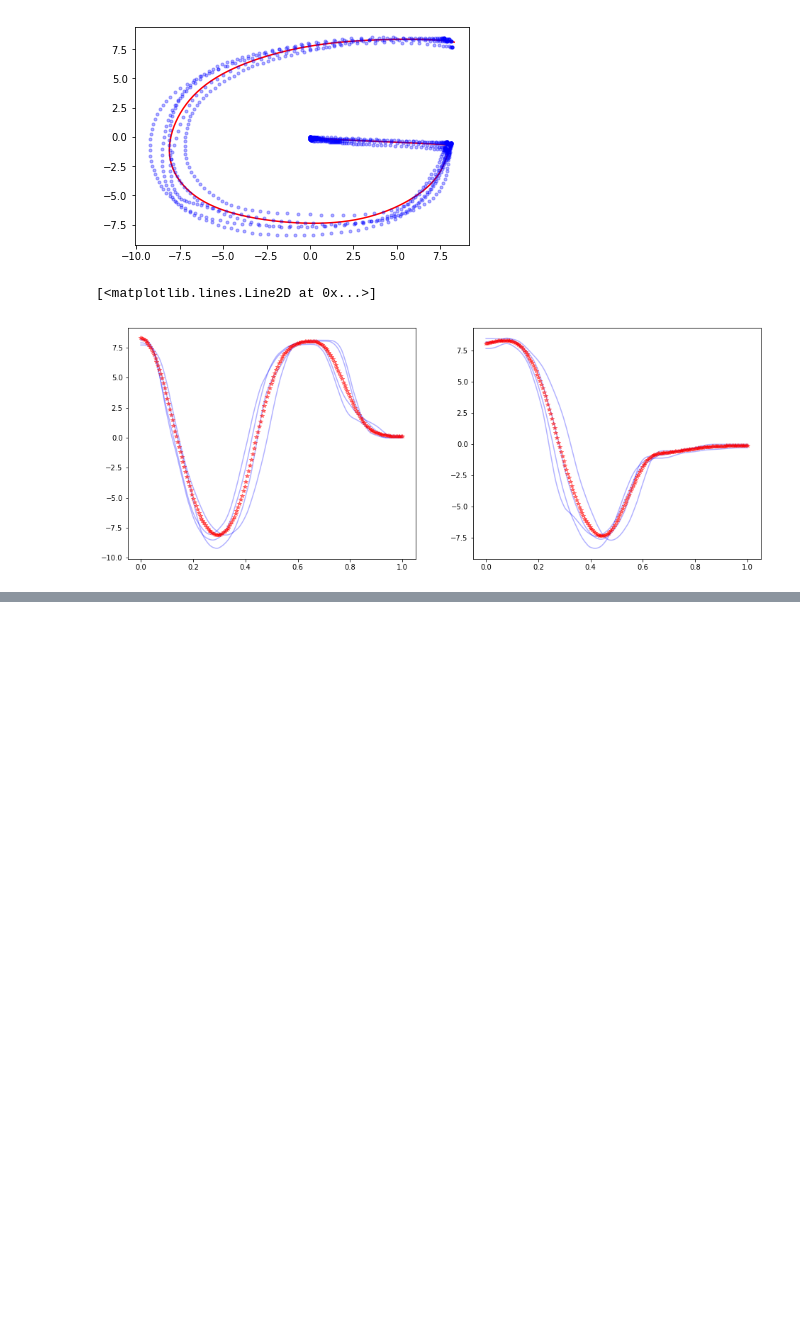
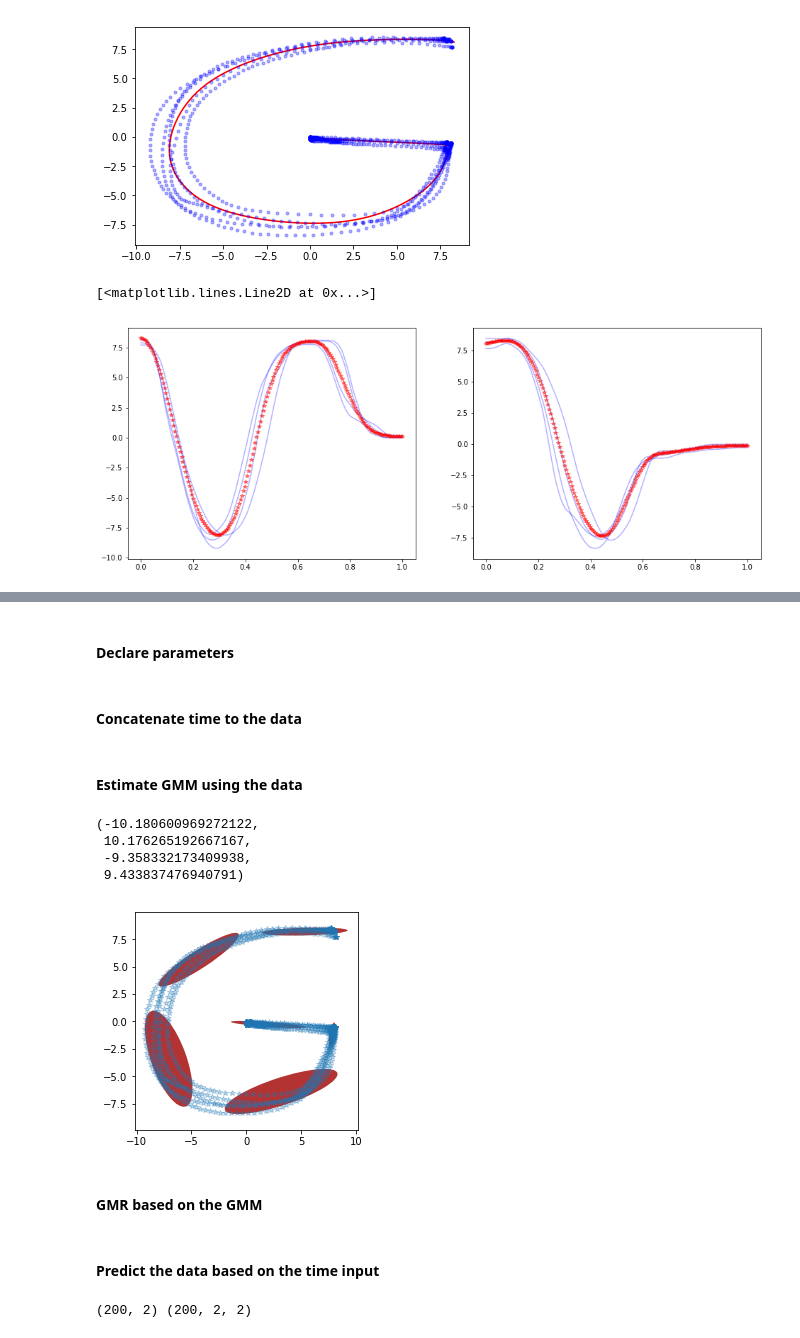
Before and after one commit to fabienjammes/ee613-python, a Jupyter notebook: python notebooks/LWR.ipynb, the cells around one changed output, grey strips where cells are left out. Cells and saved outputs as stored; diff of their text form; code cells hidden in the pictures; blank space fills up the shorter version.

```diff
--- a/python notebooks/LWR.ipynb
+++ b/python notebooks/LWR.ipynb
@@ -103,0 +106,34 @@ plt.plot(t_in, Y_preds[:,1], '*r', alpha=0.5)
+# %% [markdown]
+#### Declare parameters
+# %%
+n_states = 6
+# %% [markdown]
+#### Concatenate time to the data
+# %%
+data_time = np.zeros((data.shape[0], data.shape[1], data.shape[2]+1))
+for i in range(n_samples):
+    data_time[i] = np.hstack([t_in[:,None], data[i]])
+
+#concatenate the whole samples
+data_time = np.concatenate(data_time,axis=0)
+# %% [markdown]
+#### Estimate GMM using the data
+# %%
+from sklearn.mixture import GaussianMixture
+gmm = GaussianMixture(n_components = n_states,n_init = 4)
+gmm.fit(data_time)
+
+#plot only the spatial components
+fig, ax = plt.subplots(figsize = (4,4))
+plot_GMM(gmm.means_[:,1:], gmm.covariances_[:,1:,1:],ax)
+plt.axis([-13,10,-20,20])
+plt.plot(data_time[:,1],data_time[:,2], '*' ,alpha=0.3)
+plt.axis('equal')
+# %% [output]
+(-10.180600969272122,
+ 10.176265192667167,
+ -9.358332173409938,
+ 9.433837476940791)
+[figure, added]
+# %% [markdown]
+#### GMR based on the GMM
@@ -103,0 +142,15 @@ plt.plot(t_in, Y_preds[:,1], '*r', alpha=0.5)
+# %% [markdown]
+#### Predict the data based on the time input
+# %%
+y_preds = []
+covs = []
+for t in t_in:
+    y,cov = gmr.predict(t)
+    y_preds.append(y)
+    covs.append(cov)
+
+y_preds = np.array(y_preds)
+covs = np.array(covs)
+print ys.shape, covs.shape
+# %% [output]
+(200, 2) (200, 2, 2)
```
Also changed, not shown: parts of 13 cells of this notebook, 3 other files.
